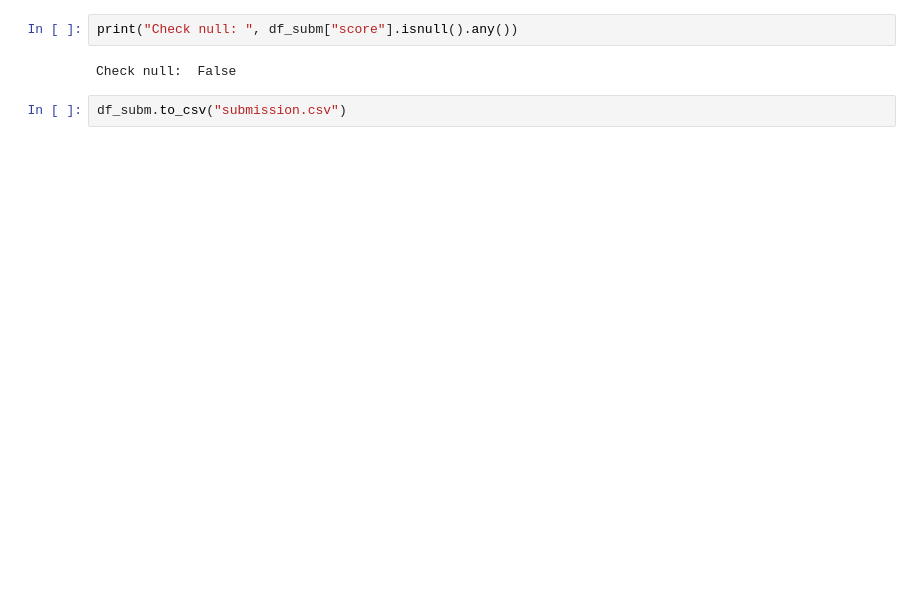
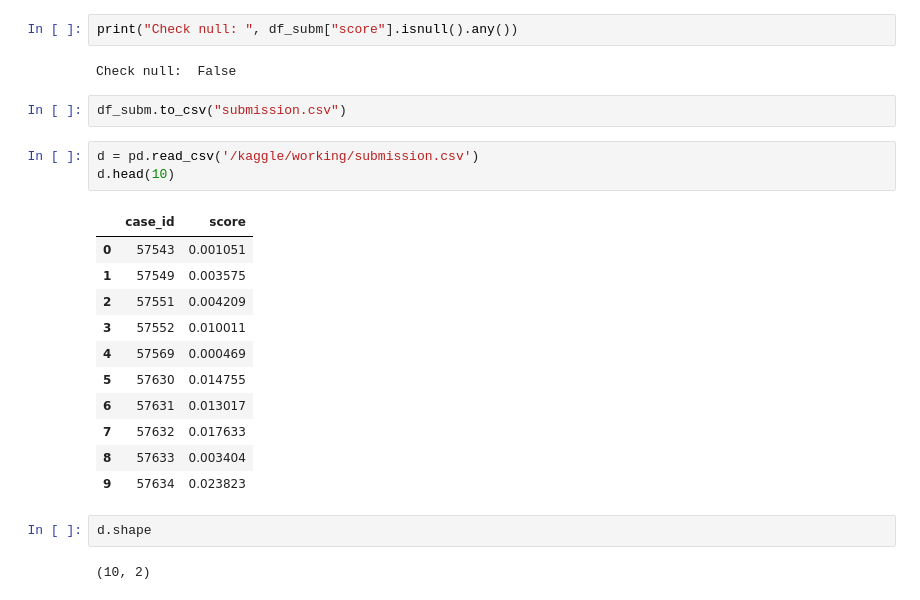
Before and after one commit to ChiragB254/Kaggle-Notebooks, a Jupyter notebook: home-credit-ml-ann-model.ipynb, the cells around one changed output. Saved outputs shown, nothing was run; the diff lists cells and outputs as text; blank space fills up the shorter version.

Commit message:
Kaggle Notebook | Home Credit | ML/ANN Model | Version 6

```diff
--- a/home-credit-ml-ann-model.ipynb
+++ b/home-credit-ml-ann-model.ipynb
@@ -558,3 +560,22 @@ print("Check null: ", df_subm["score"].isnull().any())
 Check null:  False
 # %%
 df_subm.to_csv("submission.csv")
+# %%
+d = pd.read_csv('/kaggle/working/submission.csv')
+d.head(10)
+# %% [output]
+|  | case_id | score |
+| 0 | 57543 | 0.001051 |
+| 1 | 57549 | 0.003575 |
+| 2 | 57551 | 0.004209 |
+| 3 | 57552 | 0.010011 |
+| 4 | 57569 | 0.000469 |
+| 5 | 57630 | 0.014755 |
+| 6 | 57631 | 0.013017 |
+| 7 | 57632 | 0.017633 |
+| 8 | 57633 | 0.003404 |
+| 9 | 57634 | 0.023823 |
+# %%
+d.shape
+# %% [output]
+(10, 2)
```
Also changed, not shown: parts of 4 cells of this notebook.
